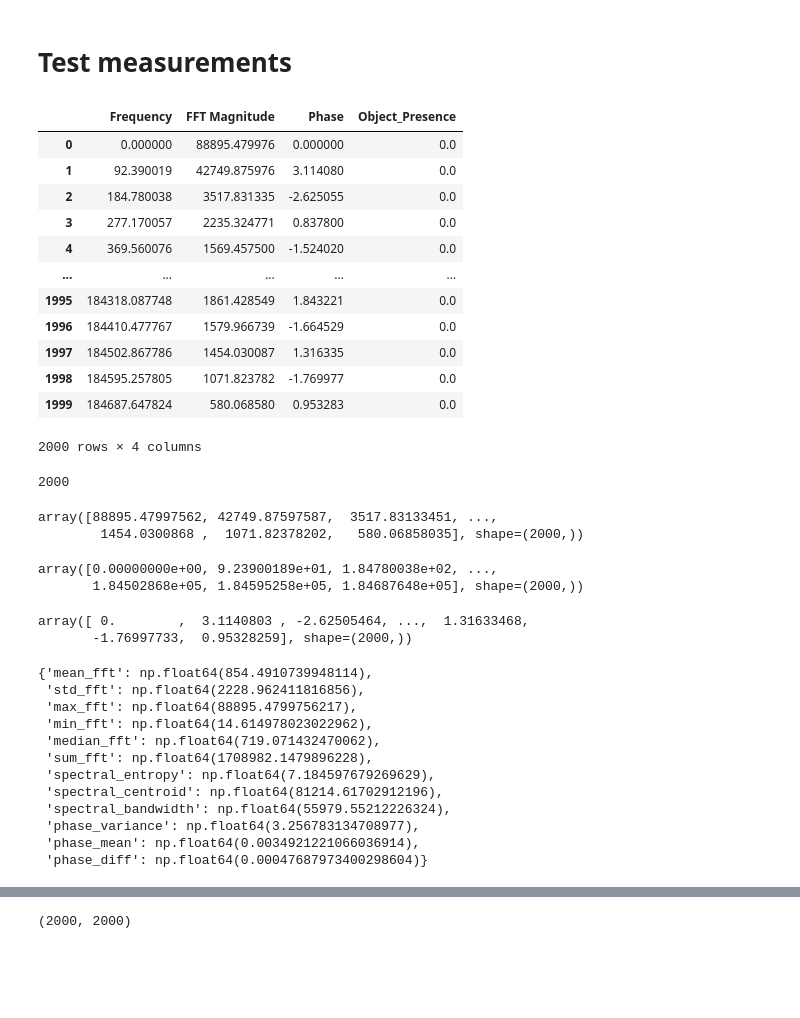
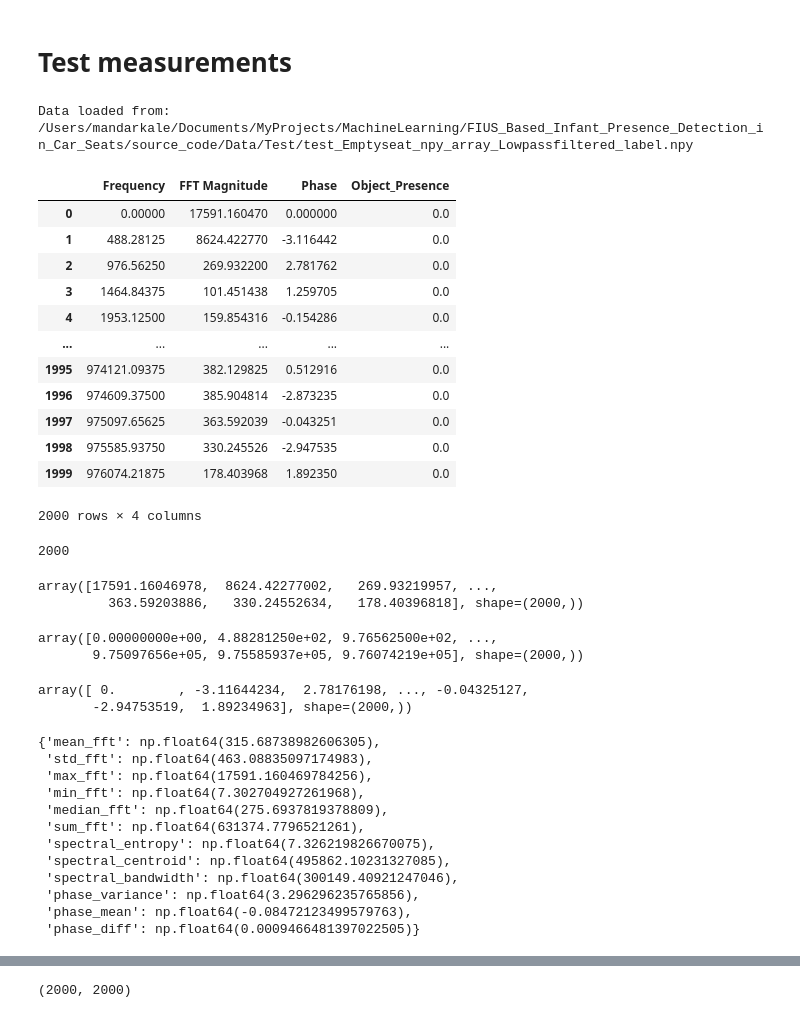
Before and after one commit to MandarGK/FIUS_Based_Infant_Presence_Detection_in_Car_Seat, a Jupyter notebook: source_code/Notebooks/Evaluation/Test_Task1 empty seat or carrier seat Classification using XG Boost model and MLP model.ipynb, the cells around one changed output, grey strips where cells are left out. Saved outputs shown, nothing was run; the diff lists cells and outputs as text; code cells hidden in the pictures; blank space fills up the shorter version.

```diff
--- a/source_code/Notebooks/Evaluation/Test_Task1 empty seat or carrier seat Classification using XG Boost model and MLP model.ipynb
+++ b/source_code/Notebooks/Evaluation/Test_Task1 empty seat or carrier seat Classification using XG Boost model and MLP model.ipynb
@@ -19,33 +19,43 @@ import seaborn as sns
 # %% [markdown]
 # Test measurements
 # %%
+import os
 import numpy as np
 import pandas as pd
 
-file_path = 'Emptyseat_npy_array_Lowpassfiltered_label.npy'
+# Define path (2 levels up -> Data/Processed)
+file_path = os.path.join("..", "..", "Data", "Test", "test_Emptyseat_npy_array_Lowpassfiltered_label.npy")
 
 # Load the NumPy array from the file
 loaded_array = np.load(file_path, mmap_mode='r')
 
-# Now 'loaded_array' contains the NumPy array data that was saved in the file
-dataframe_testdata = pd.DataFrame(loaded_array,columns=['Frequency','FFT Magnitude','Phase','Object_Presence'])
+# Convert to DataFrame
+dataframe_testdata = pd.DataFrame(
+    loaded_array,
+    columns=['Frequency', 'FFT Magnitude', 'Phase', 'Object_Presence']
+)
+
+# Take first 2000 rows (or use sampling instead if needed)
 dataframe_testdata = dataframe_testdata.iloc[:2000]
-#dataframe_testdata = dataframe_testdata.sample(n=2000, random_state=42)
+# dataframe_testdata = dataframe_testdata.sample(n=2000, random_state=42)
+
+print(f"Data loaded from: {os.path.abspath(file_path)}")
 dataframe_testdata
 # %% [output]
+Data loaded from: /Users/mandarkale/Documents/MyProjects/MachineLearning/FIUS_Based_Infant_Presence_Detection_in_Car_Seats/source_code/Data/Test/test_Emptyseat_npy_array_Lowpassfiltered_label.npy
 |  | Frequency | FFT Magnitude | Phase | Object_Presence |
-| 0 | 0.000000 | 88895.479976 | 0.000000 | 0.0 |
-| 1 | 92.390019 | 42749.875976 | 3.114080 | 0.0 |
-| 2 | 184.780038 | 3517.831335 | -2.625055 | 0.0 |
-| 3 | 277.170057 | 2235.324771 | 0.837800 | 0.0 |
-| 4 | 369.560076 | 1569.457500 | -1.524020 | 0.0 |
+| 0 | 0.00000 | 17591.160470 | 0.000000 | 0.0 |
+| 1 | 488.28125 | 8624.422770 | -3.116442 | 0.0 |
+| 2 | 976.56250 | 269.932200 | 2.781762 | 0.0 |
+| 3 | 1464.84375 | 101.451438 | 1.259705 | 0.0 |
+| 4 | 1953.12500 | 159.854316 | -0.154286 | 0.0 |
 | ... | ... | ... | ... | ... |
-| 1995 | 184318.087748 | 1861.428549 | 1.843221 | 0.0 |
-| 1996 | 184410.477767 | 1579.966739 | -1.664529 | 0.0 |
-| 1997 | 184502.867786 | 1454.030087 | 1.316335 | 0.0 |
-| 1998 | 184595.257805 | 1071.823782 | -1.769977 | 0.0 |
-| 1999 | 184687.647824 | 580.068580 | 0.953283 | 0.0 |
+| 1995 | 974121.09375 | 382.129825 | 0.512916 | 0.0 |
+| 1996 | 974609.37500 | 385.904814 | -2.873235 | 0.0 |
+| 1997 | 975097.65625 | 363.592039 | -0.043251 | 0.0 |
+| 1998 | 975585.93750 | 330.245526 | -2.947535 | 0.0 |
+| 1999 | 976074.21875 | 178.403968 | 1.892350 | 0.0 |
-2000 rows × 4 columns
+2000 rows × 4 columns
 # %%
 num_rows_test = len(dataframe_testdata)
 num_rows_test
@@ -55,20 +65,20 @@ num_rows_test
 fft_magnitudes_test = dataframe_testdata["FFT Magnitude"].values  # Convert to NumPy array
 fft_magnitudes_test
 # %% [output]
-array([88895.47997562, 42749.87597587,  3517.83133451, ...,
-        1454.0300868 ,  1071.82378202,   580.06858035], shape=(2000,))
+array([17591.16046978,  8624.42277002,   269.93219957, ...,
+         363.59203886,   330.24552634,   178.40396818], shape=(2000,))
 # %%
 fft_frequencies_test = dataframe_testdata["Frequency"].values  # Convert to NumPy array
 fft_frequencies_test
 # %% [output]
-array([0.00000000e+00, 9.23900189e+01, 1.84780038e+02, ...,
-       1.84502868e+05, 1.84595258e+05, 1.84687648e+05], shape=(2000,))
+array([0.00000000e+00, 4.88281250e+02, 9.76562500e+02, ...,
+       9.75097656e+05, 9.75585937e+05, 9.76074219e+05], shape=(2000,))
 # %%
 fft_phase_test = dataframe_testdata["Phase"].values  # Convert to NumPy array
 fft_phase_test
 # %% [output]
-array([ 0.        ,  3.1140803 , -2.62505464, ...,  1.31633468,
-       -1.76997733,  0.95328259], shape=(2000,))
+array([ 0.        , -3.11644234,  2.78176198, ..., -0.04325127,
+       -2.94753519,  1.89234963], shape=(2000,))
 # %%
 import numpy as np
 from scipy.stats import entropy
@@ -124,18 +134,18 @@ def add_perturbation(reference_features, num_rows, perturb_range=0.03):
 reference_features_test = extract_features(fft_frequencies_test, fft_magnitudes_test, fft_phase_test)
 reference_features_test
 # %% [output]
-{'mean_fft': np.float64(854.4910739948114),
- 'std_fft': np.float64(2228.962411816856),
- 'max_fft': np.float64(88895.4799756217),
- 'min_fft': np.float64(14.614978023022962),
- 'median_fft': np.float64(719.071432470062),
- 'sum_fft': np.float64(1708982.1479896228),
- 'spectral_entropy': np.float64(7.184597679269629),
- 'spectral_centroid': np.float64(81214.61702912196),
- 'spectral_bandwidth': np.float64(55979.55212226324),
- 'phase_variance': np.float64(3.256783134708977),
- 'phase_mean': np.float64(0.0034921221066036914),
- 'phase_diff': np.float64(0.00047687973400298604)}
+{'mean_fft': np.float64(315.68738982606305),
+ 'std_fft': np.float64(463.08835097174983),
+ 'max_fft': np.float64(17591.160469784256),
+ 'min_fft': np.float64(7.302704927261968),
+ 'median_fft': np.float64(275.6937819378809),
+ 'sum_fft': np.float64(631374.7796521261),
+ 'spectral_entropy': np.float64(7.326219826670075),
+ 'spectral_centroid': np.float64(495862.10231327085),
+ 'spectral_bandwidth': np.float64(300149.40921247046),
+ 'phase_variance': np.float64(3.296296235765856),
+ 'phase_mean': np.float64(-0.08472123499579763),
+ 'phase_diff': np.float64(0.0009466481397022505)}
 # %%
 # Generate a DataFrame with perturbed values for all rows in fft_test
 num_rows_test = len(dataframe_testdata)
```
Also changed, not shown: parts of 20 cells of this notebook, 10 other files.
